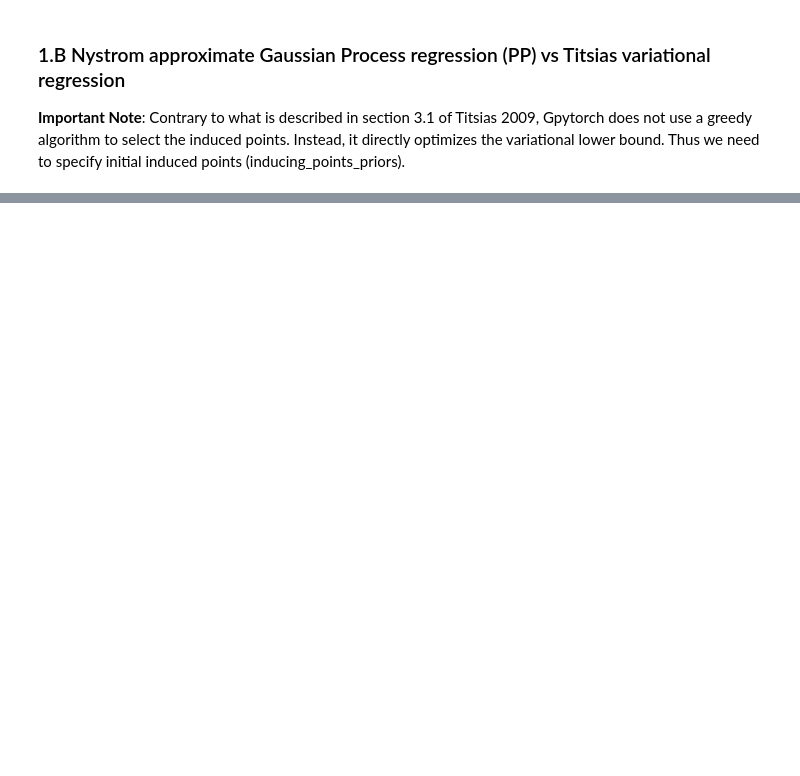
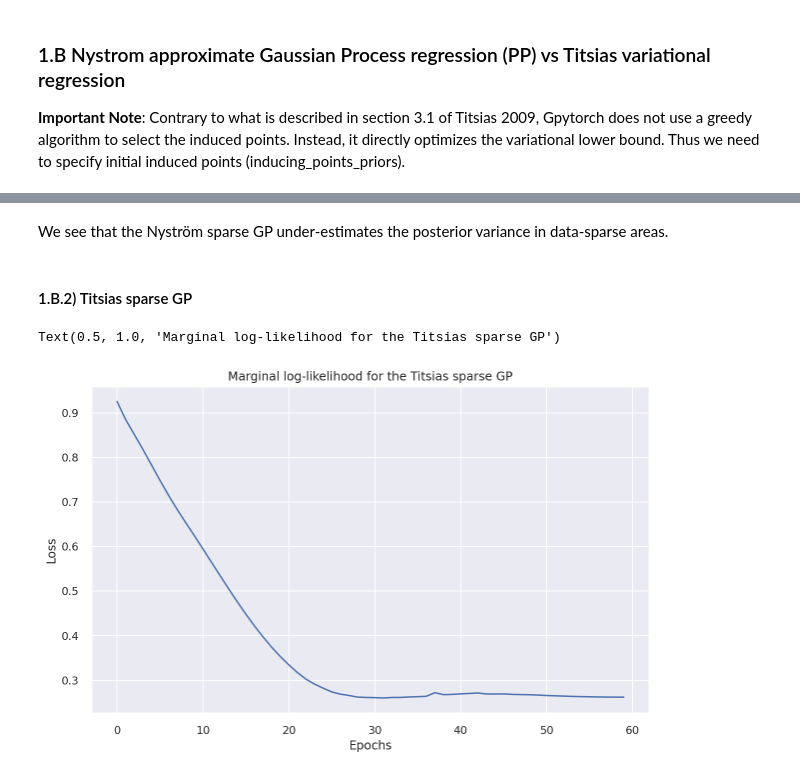
Before and after one commit to sadok95jee/MVABML, a Jupyter notebook: sparse_gp_comparison.ipynb, the cells around one changed output, grey strips where cells are left out. Cells and saved outputs as stored; diff of their text form; code cells hidden in the pictures; blank space fills up the shorter version.

```diff
--- a/sparse_gp_comparison.ipynb
+++ b/sparse_gp_comparison.ipynb
@@ -198,0 +184,45 @@ plt.legend()
+# %% [markdown]
+We see that the Nyström sparse GP under-estimates the posterior variance in data-sparse areas.
+# %% [markdown]
+#### 1.B.2) Titsias sparse GP
+# %%
+# Define the model (for PP regression we need to specify initial inducing points)
+regression_loss = likelihoods.GaussianLikelihood()
+
+inducing_idx = np.random.choice(np.arange(X_train.shape[0]), 10, False)
+inducing_points = X_train[inducing_idx]
+inducing_points_prior = copy.deepcopy(inducing_points)
+
+model = TitsiasSparseGP(X_train, y_train, inducing_points, regression_loss)
+model.train()
+regression_loss.train()
+
+# Define the marginal log-likelihood for the hyperparameters
+hyp_loss = mlls.ExactMarginalLogLikelihood(regression_loss, model)
+# %%
+# Define the optimizer (here we chose Adam optimizer) and the number of epochs
+epochs = 60
+optimizer = torch.optim.Adam(model.parameters(), lr=1e-1)
+
+#Run the optimizer for 100 epochs in order to optimize the hyperparameters using loss = - marginal log-likelihood
+eprange = tqdm.notebook.tqdm_notebook(range(epochs))
+losses_record = []
+for i in eprange:
+    output = model(X_train)
+    loss = -hyp_loss(output, y_train)
+    loss.backward()
+
+    eprange.set_postfix({"mll": loss.data.item()})
+    losses_record.append(loss.item())
+    optimizer.step()
+    optimizer.zero_grad()
+# %%
+# Plot the loss with respect to the number of epochs
+plt.figure(figsize = (10 , 6))
+plt.plot(losses_record)
+plt.xlabel("Epochs")
+plt.ylabel("Loss")
+plt.title("Marginal log-likelihood for the Titsias sparse GP")
+# %% [output]
+Text(0.5, 1.0, 'Marginal log-likelihood for the Titsias sparse GP')
+[figure, added]
```
Also changed, not shown: parts of 30 cells of this notebook, 5 other files.
